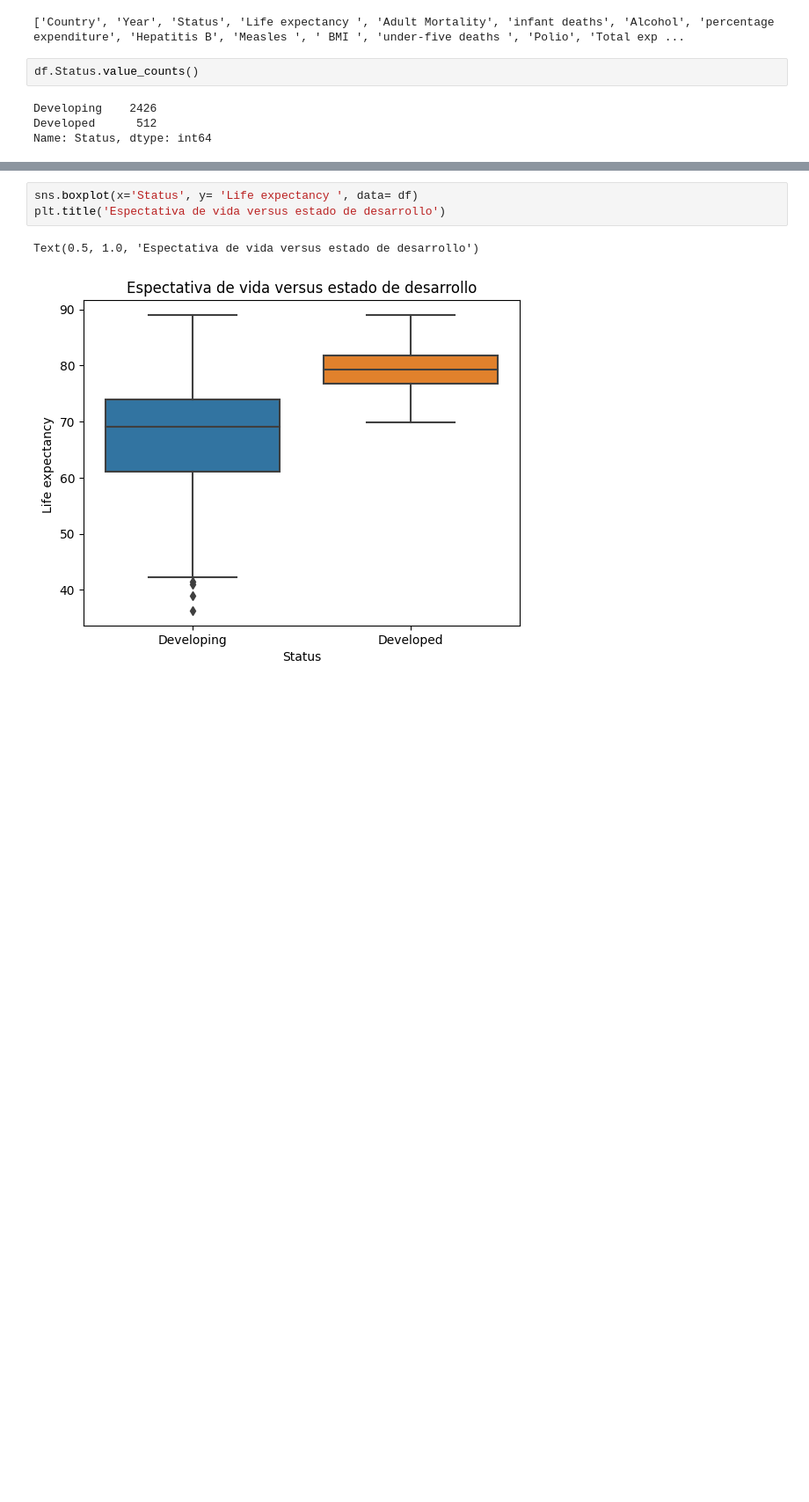
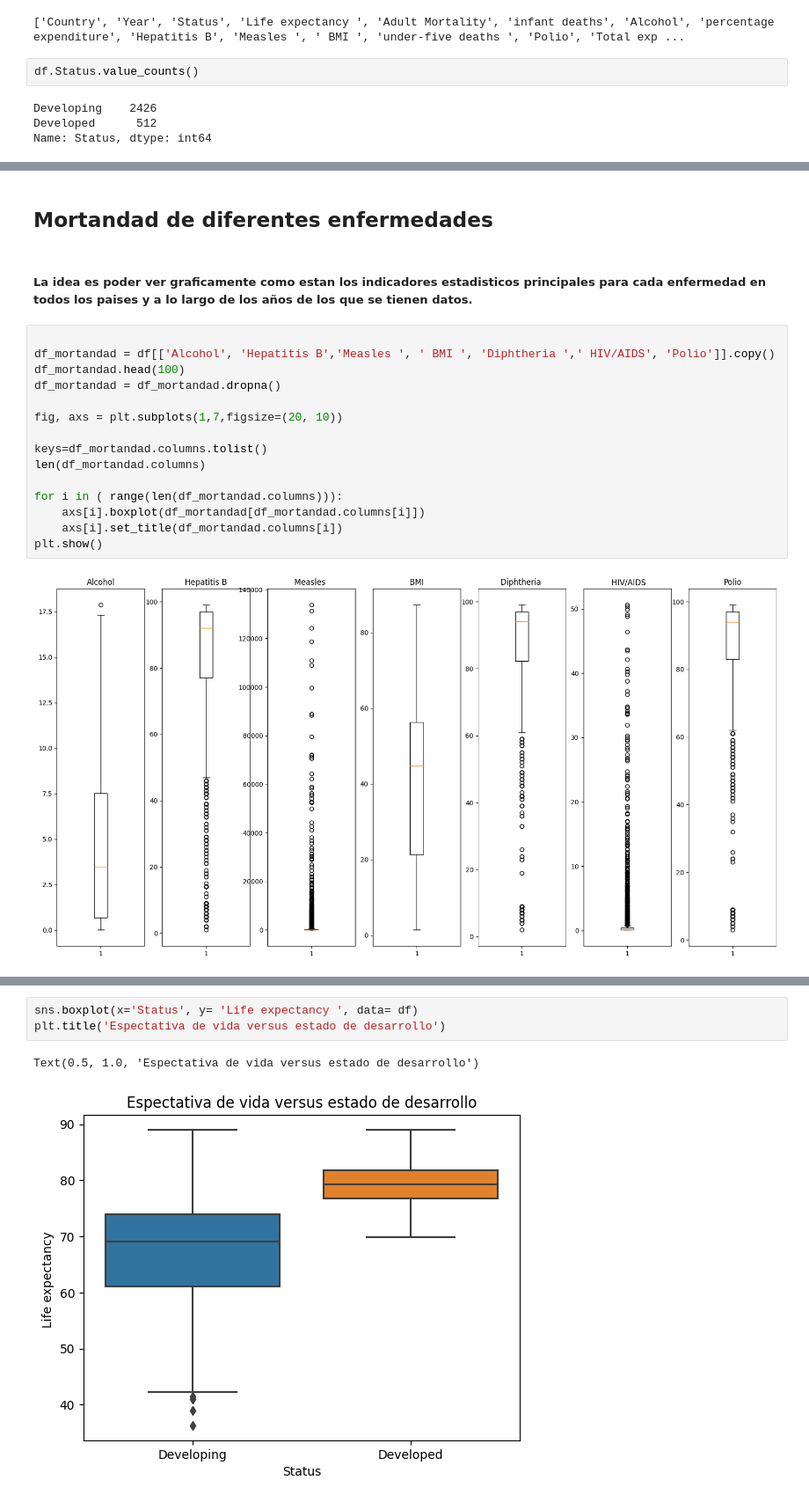
Before and after one commit to FernandoRamirez298/Data-Science-101, a Jupyter notebook: Entregas/Entrega_3/ProyectoDS_Parte1_Ramirez.ipynb, the cells around one changed output, grey strips where cells are left out. Shown at 88% size. Cells and saved outputs as stored; diff of their text form; blank space fills up the shorter version.

Commit message:
Agregado de graficas

```diff
--- a/Entregas/Entrega_3/ProyectoDS_Parte1_Ramirez.ipynb
+++ b/Entregas/Entrega_3/ProyectoDS_Parte1_Ramirez.ipynb
@@ -49,0 +78,21 @@ Name: Status, dtype: int64
+# %% [markdown]
+## Mortandad de diferentes enfermedades
+# %% [markdown]
+##### La idea es poder ver graficamente como estan los indicadores estadisticos principales para cada enfermedad en todos los paises y a lo largo de los años de los que se tienen datos.
+# %%
+
+df_mortandad = df[['Alcohol', 'Hepatitis B','Measles ', ' BMI ', 'Diphtheria ',' HIV/AIDS', 'Polio']].copy()
+df_mortandad.head(100)
+df_mortandad = df_mortandad.dropna()
+
+fig, axs = plt.subplots(1,7,figsize=(20, 10))
+
+keys=df_mortandad.columns.tolist()
+len(df_mortandad.columns)
+
+for i in ( range(len(df_mortandad.columns))):
+    axs[i].boxplot(df_mortandad[df_mortandad.columns[i]])
+    axs[i].set_title(df_mortandad.columns[i])
+plt.show()
+# %% [output]
+[figure, added]
```
Also changed, not shown: parts of 14 cells of this notebook.
